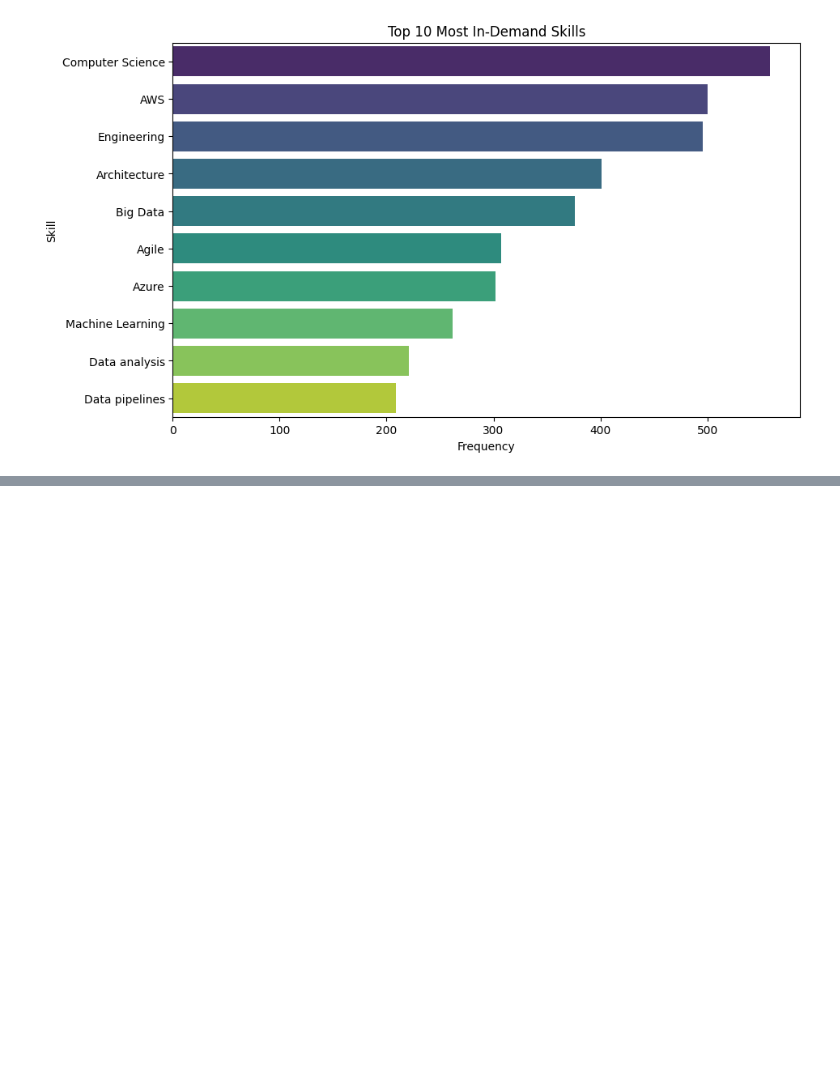
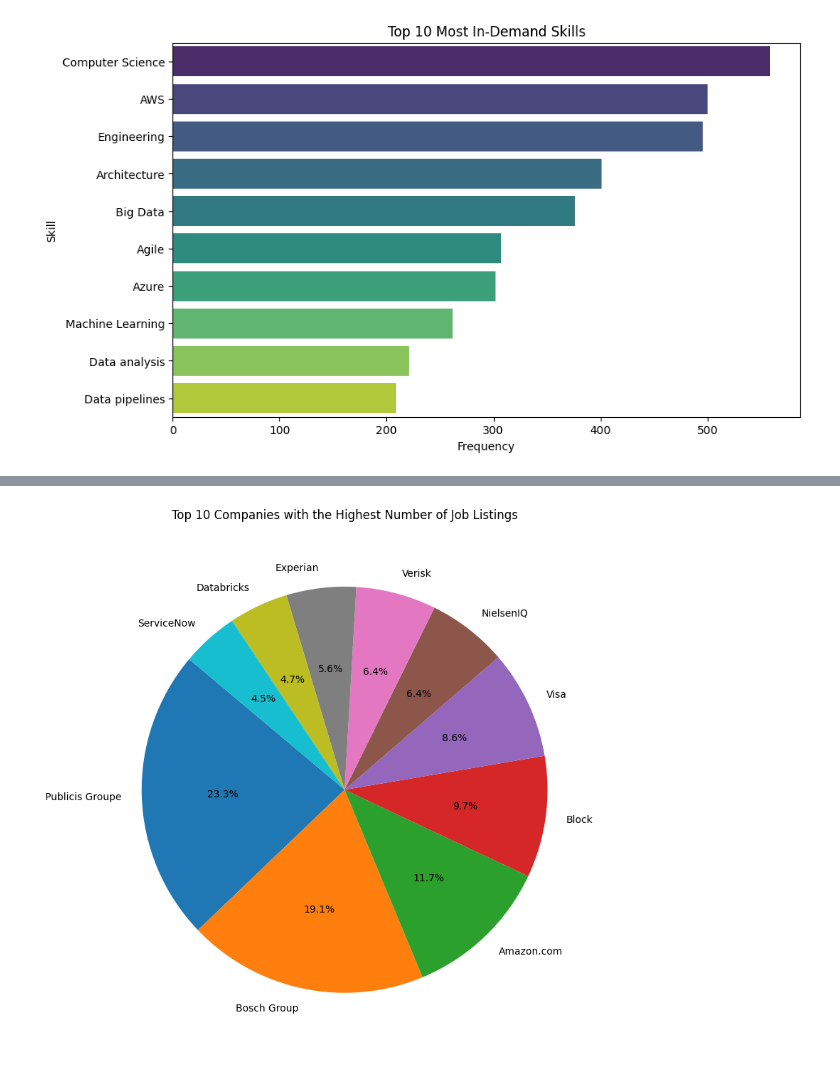
Before and after one commit to LAMIAE-ELHOSNI/Analysis_of_job_opportunities, a Jupyter notebook: Analysis_of_job_opportunities_.ipynb, the cells around one changed output, grey strips where cells are left out. Saved outputs shown, nothing was run; the diff lists cells and outputs as text; code cells hidden in the pictures; blank space fills up the shorter version.

```diff
--- a/Analysis_of_job_opportunities_.ipynb
+++ b/Analysis_of_job_opportunities_.ipynb
@@ -465,0 +364,15 @@ fig.show()
+# %%
+import pandas as pd
+import matplotlib.pyplot as plt
+company_counts = df['Company'].value_counts().reset_index()
+company_counts.columns = ['Company', 'Number of Job Listings']
+top_10_companies = company_counts.head(10)
+
+plt.figure(figsize=(8, 8))
+plt.pie(top_10_companies['Number of Job Listings'], labels=top_10_companies['Company'], autopct='%1.1f%%', startangle=140)
+plt.axis('equal')
+plt.title('Top 10 Companies with the Highest Number of Job Listings')
+plt.tight_layout()
+plt.show()
+# %% [output]
+[figure, added]
```
Also changed, not shown: parts of 20 cells of this notebook.
